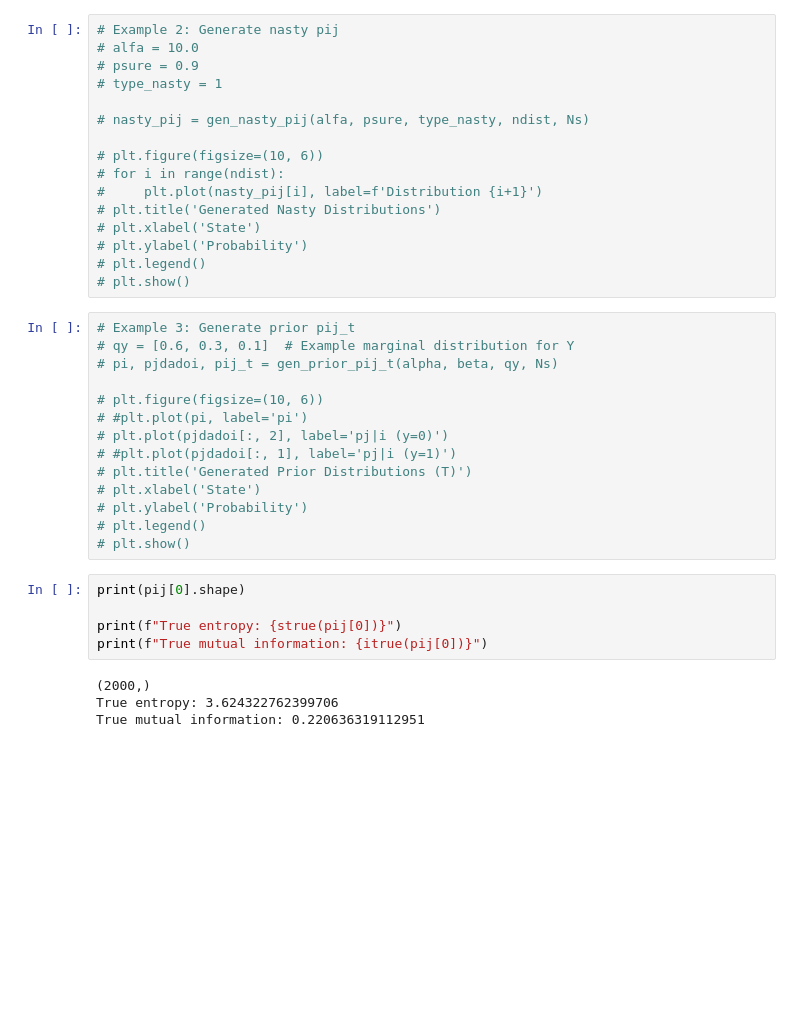
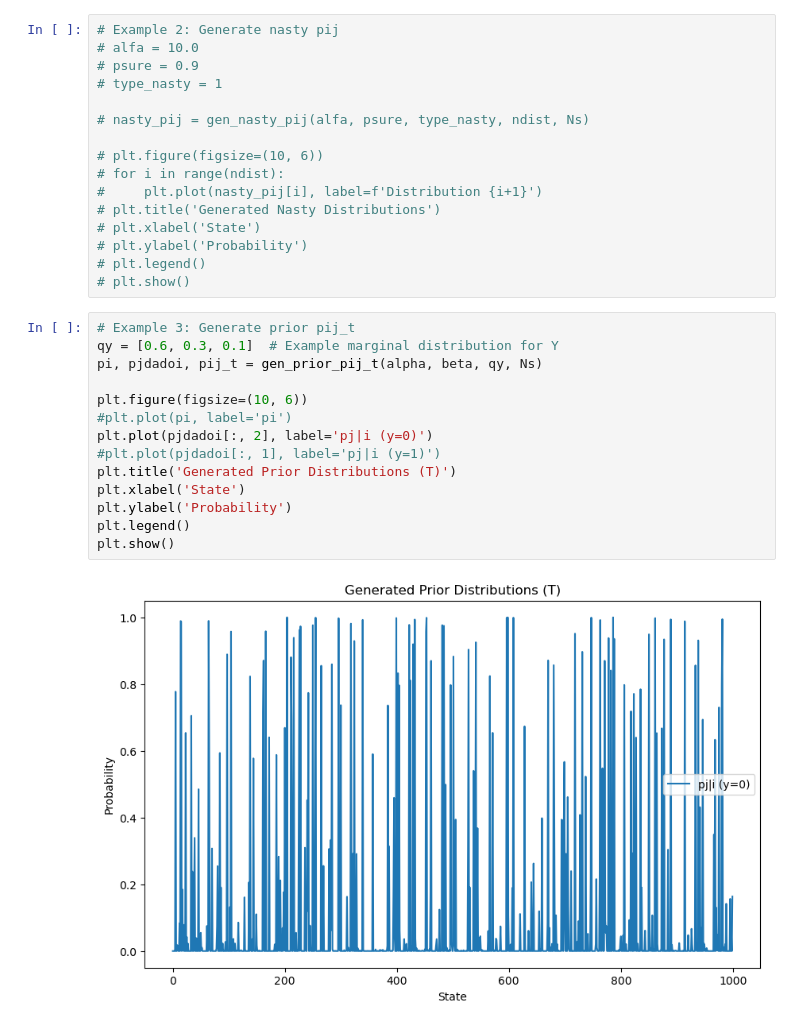
Before and after one commit to damianghl/infohdpy, a Jupyter notebook: example_probs.ipynb, the cells around one changed output. Cells and saved outputs as stored; diff of their text form; blank space fills up the shorter version.

```diff
--- a/example_probs.ipynb
+++ b/example_probs.ipynb
@@ -46,24 +44,17 @@ plt.show()
 # plt.show()
 # %%
 # Example 3: Generate prior pij_t
-# qy = [0.6, 0.3, 0.1]  # Example marginal distribution for Y
-# pi, pjdadoi, pij_t = gen_prior_pij_t(alpha, beta, qy, Ns)
+qy = [0.6, 0.3, 0.1]  # Example marginal distribution for Y
+pi, pjdadoi, pij_t = gen_prior_pij_t(alpha, beta, qy, Ns)
 
-# plt.figure(figsize=(10, 6))
-# #plt.plot(pi, label='pi')
-# plt.plot(pjdadoi[:, 2], label='pj|i (y=0)')
-# #plt.plot(pjdadoi[:, 1], label='pj|i (y=1)')
-# plt.title('Generated Prior Distributions (T)')
-# plt.xlabel('State')
-# plt.ylabel('Probability')
-# plt.legend()
-# plt.show()
+plt.figure(figsize=(10, 6))
+#plt.plot(pi, label='pi')
+plt.plot(pjdadoi[:, 2], label='pj|i (y=0)')
+#plt.plot(pjdadoi[:, 1], label='pj|i (y=1)')
+plt.title('Generated Prior Distributions (T)')
+plt.xlabel('State')
+plt.ylabel('Probability')
+plt.legend()
+plt.show()
+# %% [output]
+[figure, added]
-# %%
-print(pij[0].shape)
-
-print(f"True entropy: {strue(pij[0])}")
-print(f"True mutual information: {itrue(pij[0])}")
-# %% [output]
-(2000,)
-True entropy: 3.624322762399706
-True mutual information: 0.220636319112951
```
Also changed, not shown: parts of 4 cells of this notebook, 2 other files.
